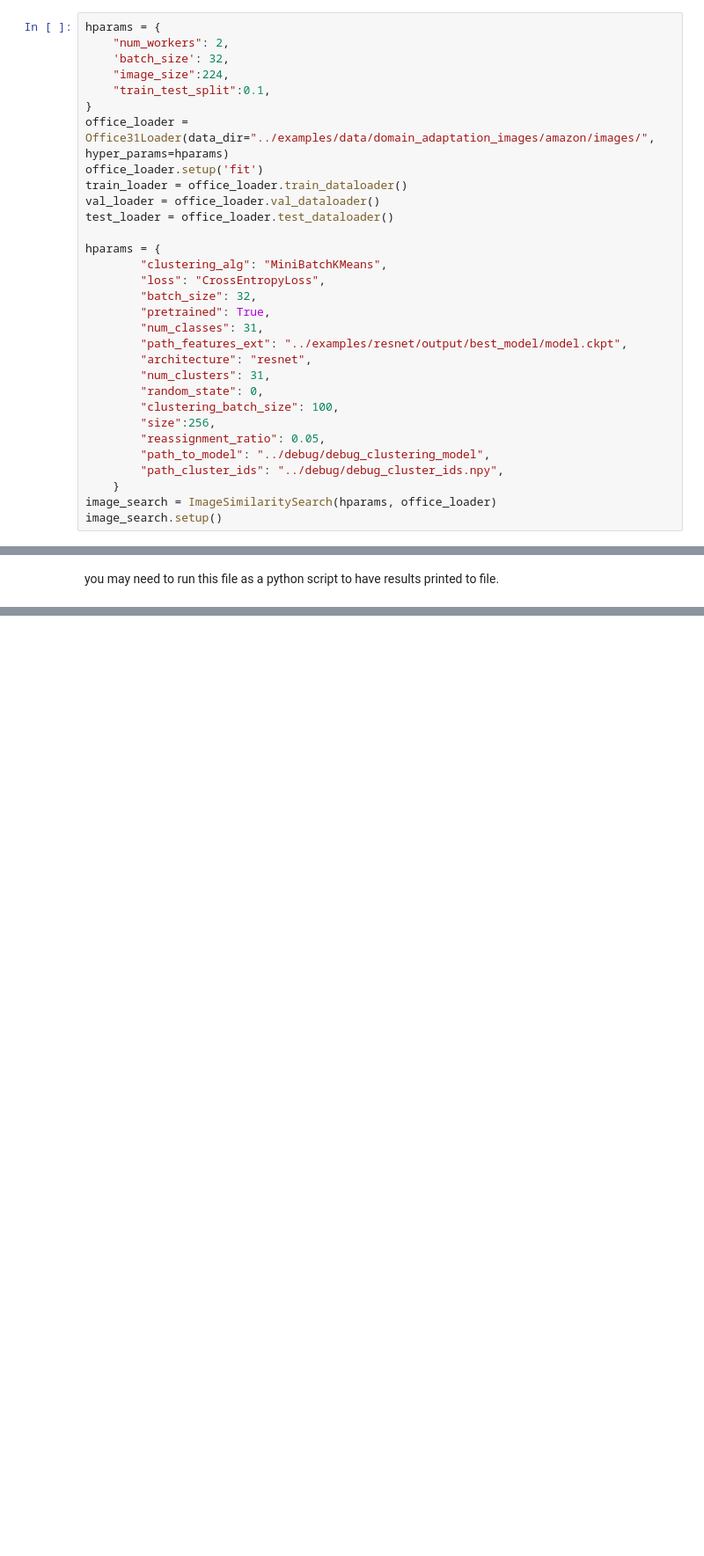
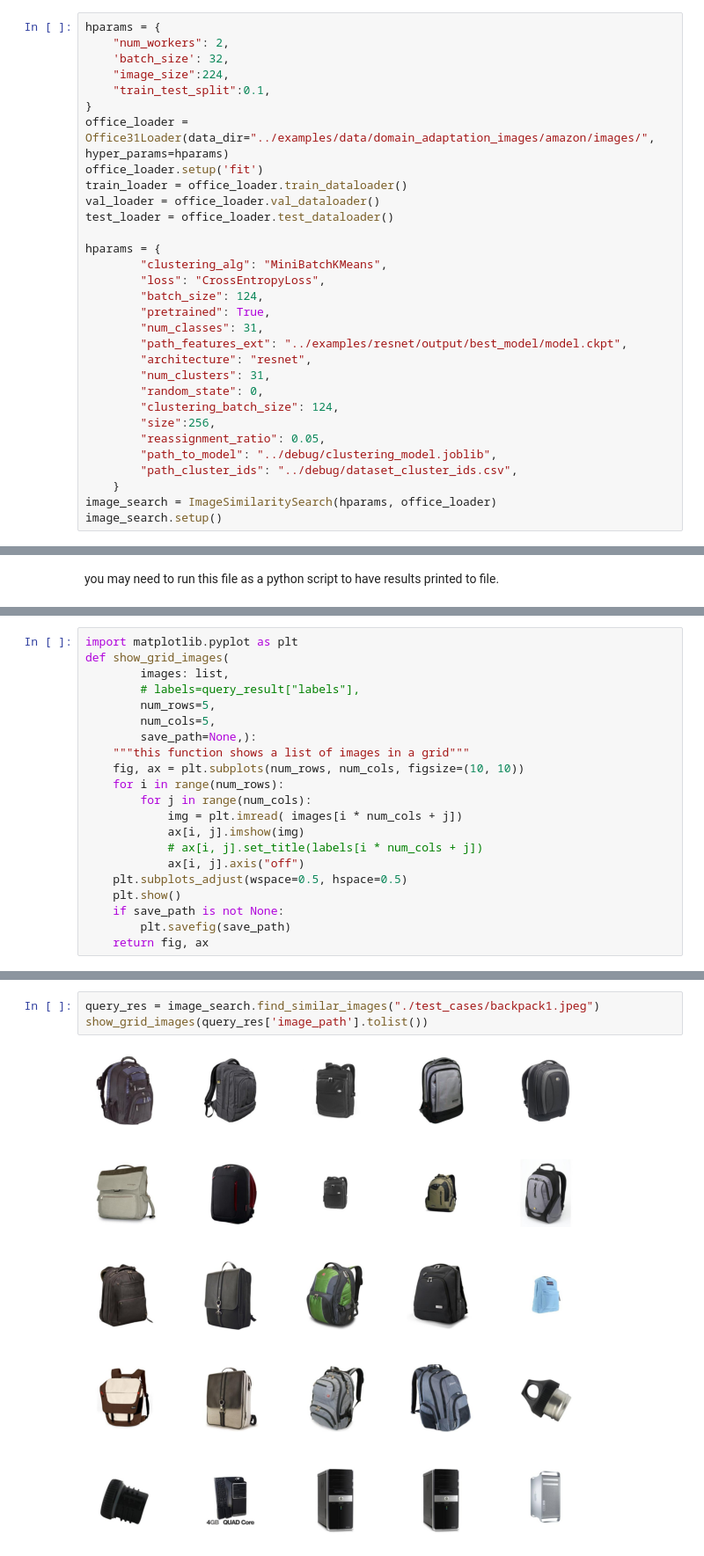
Before and after one commit to mila-aia/image_classification_simulation, a Jupyter notebook: notebooks/clustering.ipynb, the cells around one changed output, grey strips where cells are left out. Shown at 88% size. Cells and saved outputs as stored; diff of their text form; blank space fills up the shorter version.

```diff
--- a/notebooks/clustering.ipynb
+++ b/notebooks/clustering.ipynb
@@ -26,18 +26,18 @@ test_loader = office_loader.test_dataloader()
 hparams = {
         "clustering_alg": "MiniBatchKMeans",
         "loss": "CrossEntropyLoss",
-        "batch_size": 32,
+        "batch_size": 124,
         "pretrained": True,
         "num_classes": 31,
         "path_features_ext": "../examples/resnet/output/best_model/model.ckpt",
         "architecture": "resnet",
         "num_clusters": 31,
         "random_state": 0,
-        "clustering_batch_size": 100,
+        "clustering_batch_size": 124,
         "size":256,
         "reassignment_ratio": 0.05,
-        "path_to_model": "../debug/debug_clustering_model",
-        "path_cluster_ids": "../debug/debug_cluster_ids.npy",
+        "path_to_model": "../debug/clustering_model.joblib",
+        "path_cluster_ids": "../debug/dataset_cluster_ids.csv",
     }
 image_search = ImageSimilaritySearch(hparams, office_loader)
 image_search.setup()
@@ -73,0 +57,21 @@ show_grid_images(target_images,target_cluster_ids,height=6,width=6,save_path='./
+# %%
+import matplotlib.pyplot as plt
+def show_grid_images(
+        images: list,
+        # labels=query_result["labels"],
+        num_rows=5,
+        num_cols=5,
+        save_path=None,):
+    """this function shows a list of images in a grid"""
+    fig, ax = plt.subplots(num_rows, num_cols, figsize=(10, 10))
+    for i in range(num_rows):
+        for j in range(num_cols):
+            img = plt.imread( images[i * num_cols + j])
+            ax[i, j].imshow(img)
+            # ax[i, j].set_title(labels[i * num_cols + j])
+            ax[i, j].axis("off")
+    plt.subplots_adjust(wspace=0.5, hspace=0.5)
+    plt.show()
+    if save_path is not None:
+        plt.savefig(save_path)
+    return fig, ax
@@ -73,0 +83,5 @@ show_grid_images(target_images,target_cluster_ids,height=6,width=6,save_path='./
+# %%
+query_res = image_search.find_similar_images("./test_cases/backpack1.jpeg")
+show_grid_images(query_res['image_path'].tolist())
+# %% [output]
+[figure, added]
```
Also changed, not shown: parts of 10 cells of this notebook, 4 other files.
